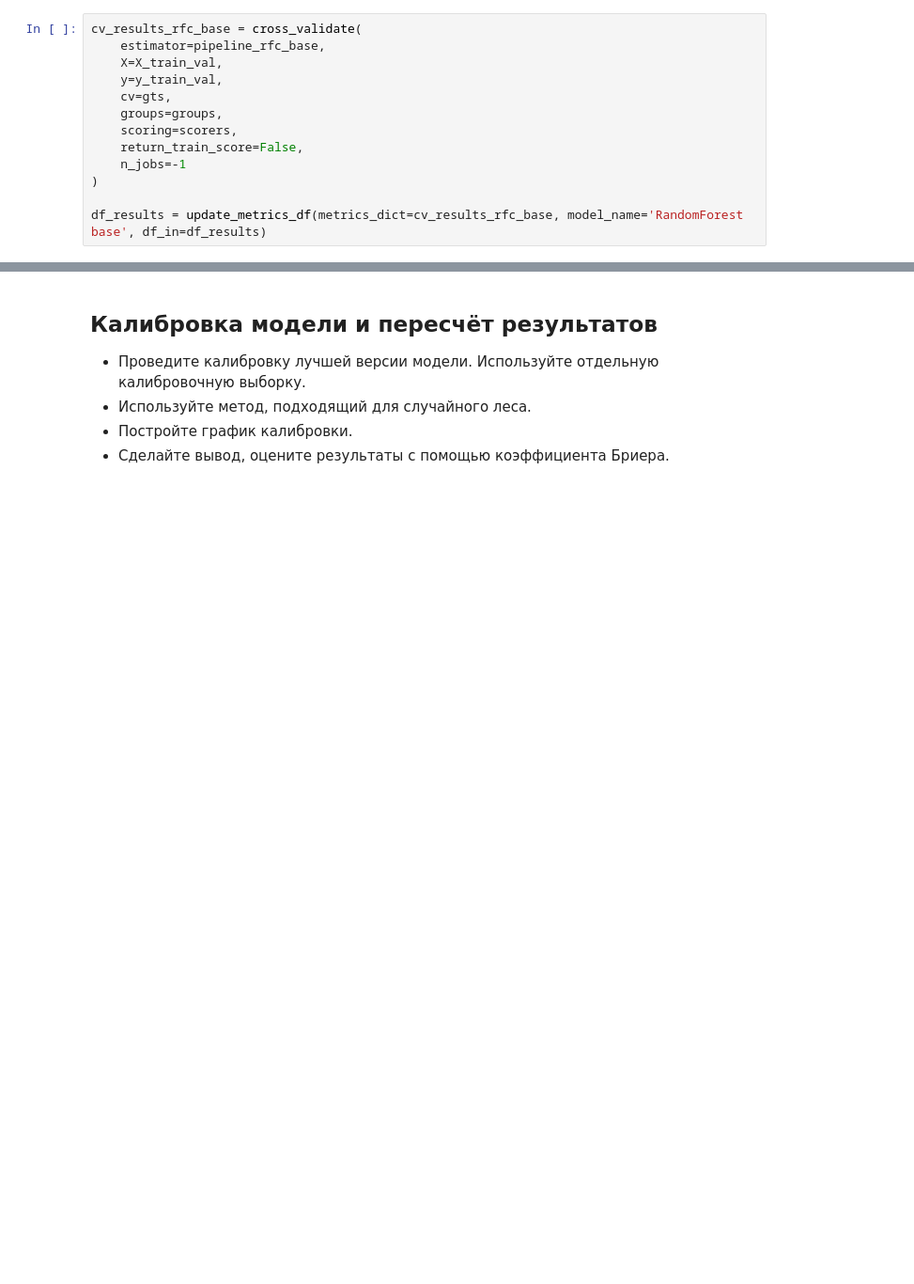
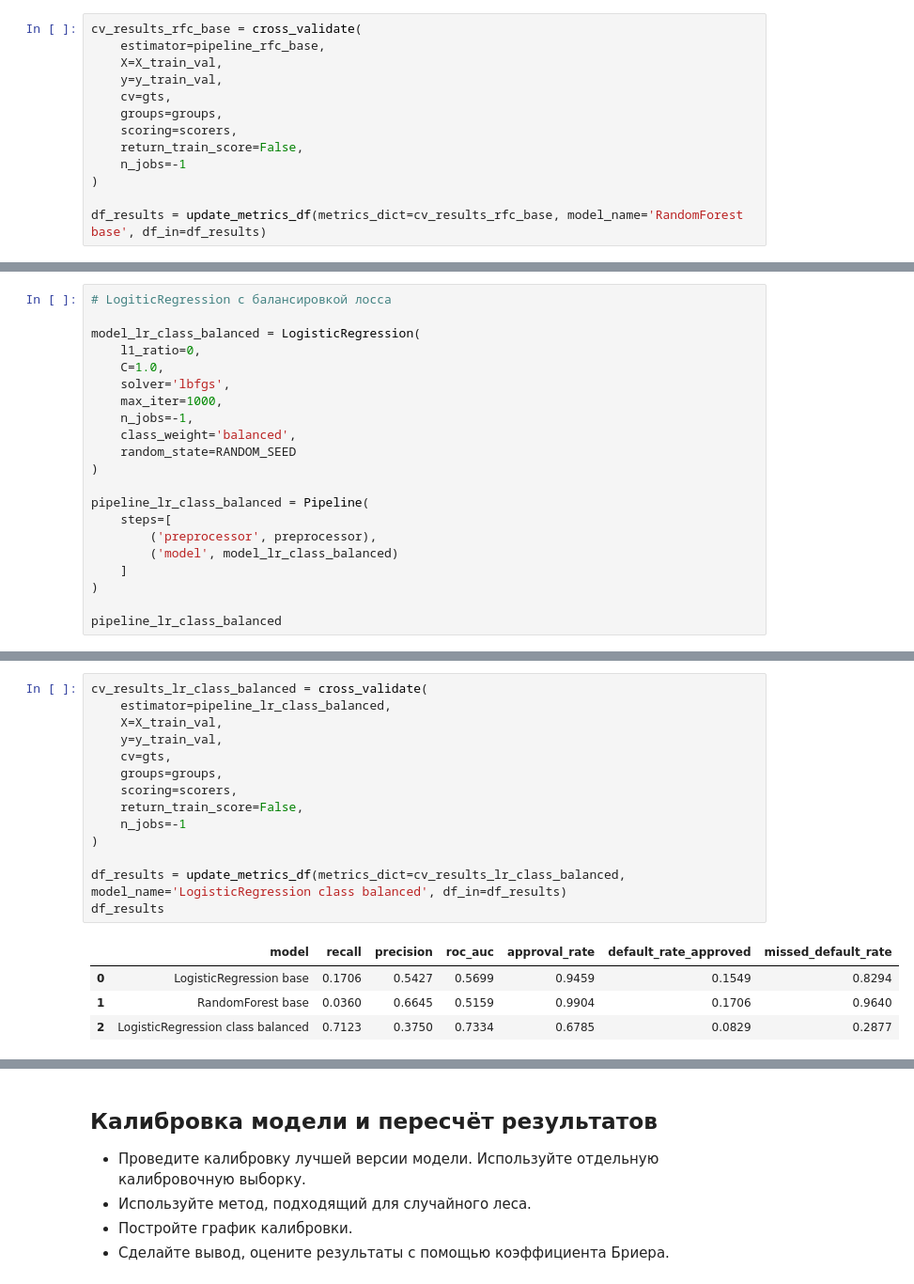
Before and after one commit to TemaQDX/sprint_15_project_behavioral_scoring, a Jupyter notebook: sprint_15_project_behavioral_scoring_Artem_Burov.ipynb, the cells around one changed output, grey strips where cells are left out. Shown at 94% size. Drawn from its saved outputs; the diff is of its cells as text; blank space fills up the shorter version.

```diff
--- a/sprint_15_project_behavioral_scoring_Artem_Burov.ipynb
+++ b/sprint_15_project_behavioral_scoring_Artem_Burov.ipynb
@@ -2259,0 +2266,21 @@ df_results
+# %%
+# LogiticRegression с балансировкой лосса
+
+model_lr_class_balanced = LogisticRegression(
+    l1_ratio=0,
+    C=1.0,
+    solver='lbfgs',
+    max_iter=1000,
+    n_jobs=-1,
+    class_weight='balanced',
+    random_state=RANDOM_SEED
+)
+
+pipeline_lr_class_balanced = Pipeline(
+    steps=[
+        ('preprocessor', preprocessor),
+        ('model', model_lr_class_balanced)
+    ]
+)
+
+pipeline_lr_class_balanced
@@ -2259,0 +2305,19 @@ df_results
+# %%
+cv_results_lr_class_balanced = cross_validate(
+    estimator=pipeline_lr_class_balanced,
+    X=X_train_val,
+    y=y_train_val,
+    cv=gts,
+    groups=groups,
+    scoring=scorers,
+    return_train_score=False,
+    n_jobs=-1
+)
+
+df_results = update_metrics_df(metrics_dict=cv_results_lr_class_balanced, model_name='LogisticRegression class balanced', df_in=df_results)
+df_results
+# %% [output]
+|  | model | recall | precision | roc_auc | approval_rate | default_rate_approved | missed_default_rate |
+| 0 | LogisticRegression base | 0.1706 | 0.5427 | 0.5699 | 0.9459 | 0.1549 | 0.8294 |
+| 1 | RandomForest base | 0.0360 | 0.6645 | 0.5159 | 0.9904 | 0.1706 | 0.9640 |
+| 2 | LogisticRegression class balanced | 0.7123 | 0.3750 | 0.7334 | 0.6785 | 0.0829 | 0.2877 |
```
Also changed, not shown: parts of 17 cells of this notebook.
